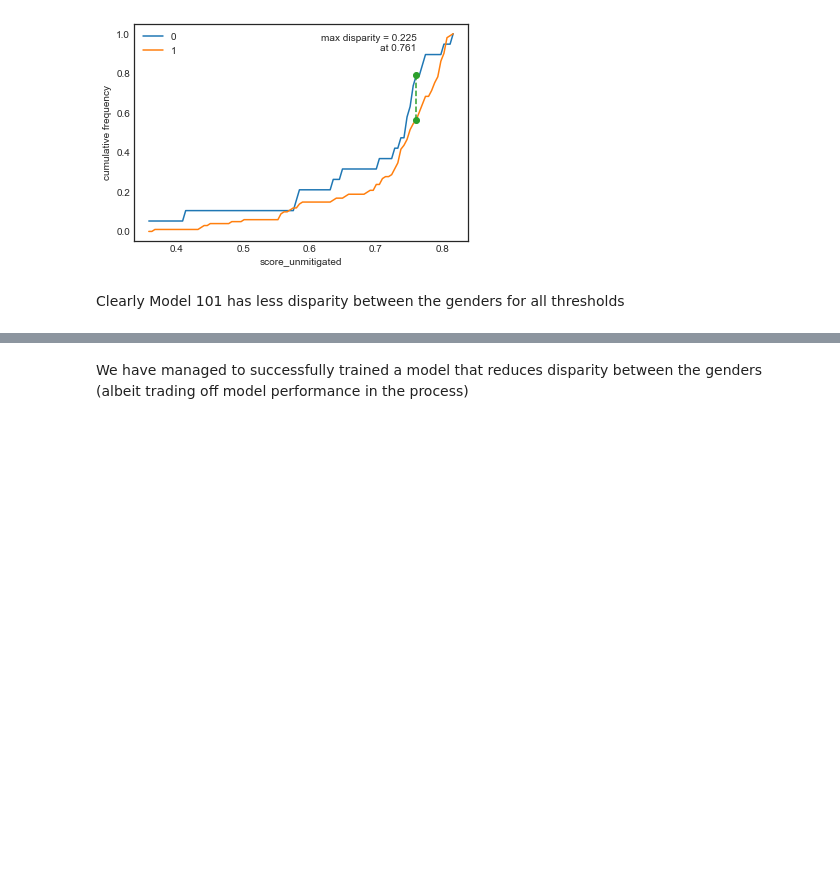
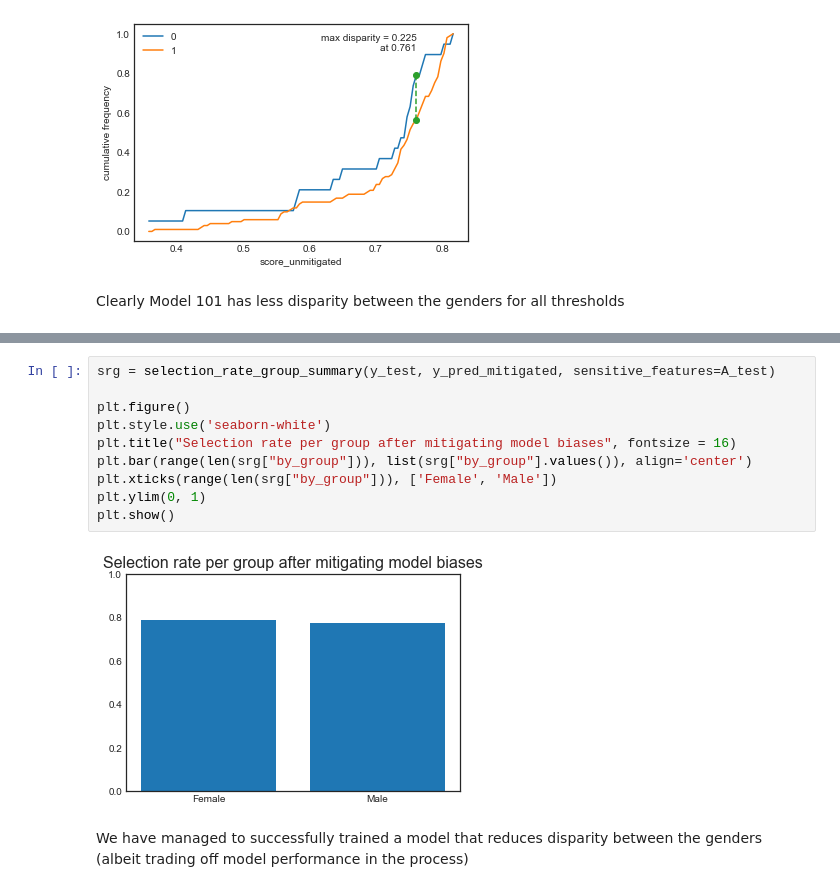
Before and after one commit to alanchn31/Data-Science-Portfolio, a Jupyter notebook: fairlearn_mini_projs/fairlearn_studentloan.ipynb, the cells around one changed output, grey strips where cells are left out. Drawn from its saved outputs; the diff is of its cells as text; blank space fills up the shorter version.

```diff
--- a/fairlearn_mini_projs/fairlearn_studentloan.ipynb
+++ b/fairlearn_mini_projs/fairlearn_studentloan.ipynb
@@ -450,3 +465,15 @@ Clearly Model 101 has less disparity between the genders for all thresholds
+# %%
+srg = selection_rate_group_summary(y_test, y_pred_mitigated, sensitive_features=A_test)
+
+plt.figure()
+plt.style.use('seaborn-white')
+plt.title("Selection rate per group after mitigating model biases", fontsize = 16)
+plt.bar(range(len(srg["by_group"])), list(srg["by_group"].values()), align='center')
+plt.xticks(range(len(srg["by_group"])), ['Female', 'Male'])
+plt.ylim(0, 1)
+plt.show()
+# %% [output]
+[figure, added]
 # %% [markdown]
 We have managed to successfully trained a model that reduces disparity between the genders (albeit trading off model performance in the process)
 # %% [markdown]
```
Also changed, not shown: parts of 1 cell of this notebook.
